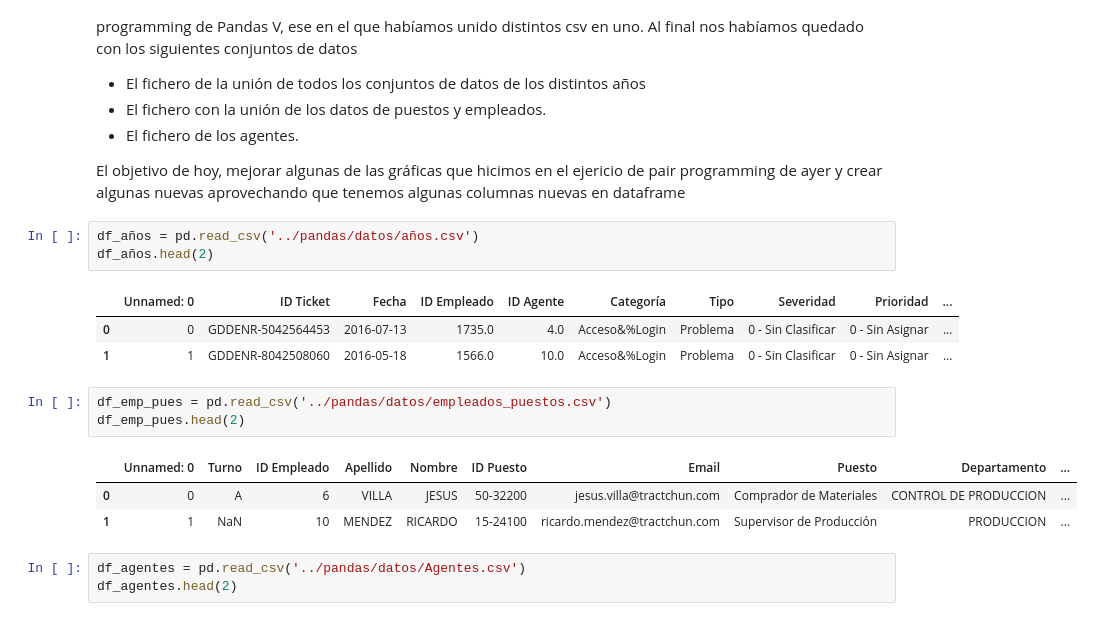
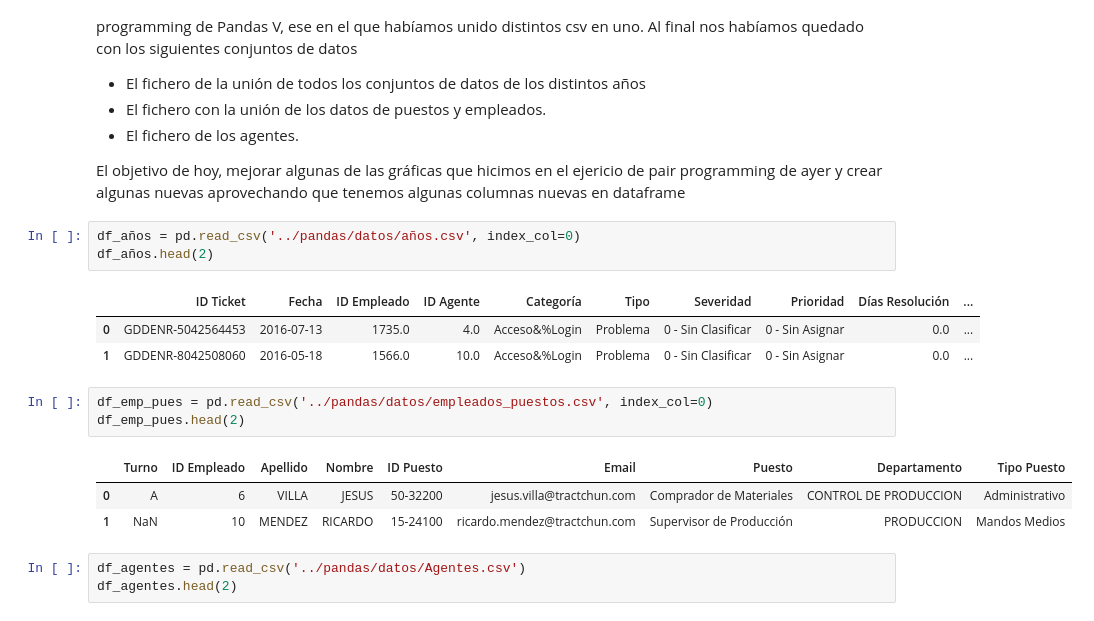
Before and after one commit to Adalab/promo-d-da-modulo2-sprint1-cassia-maitane, a Jupyter notebook: visualizacion/visualizacion-II.ipynb, the cells around one changed output. Cells and saved outputs as stored; diff of their text form.

```diff
--- a/visualizacion/visualizacion-II.ipynb
+++ b/visualizacion/visualizacion-II.ipynb
@@ -11,19 +11,19 @@ Sigamos con más visualizaciones. En este caso trabajaremos con el csv que gener
 
 El objetivo de hoy, mejorar algunas de las gráficas que hicimos en el ejericio de pair programming de ayer y crear algunas nuevas aprovechando que tenemos algunas columnas nuevas en dataframe
 # %%
-df_años = pd.read_csv('../pandas/datos/años.csv')
+df_años = pd.read_csv('../pandas/datos/años.csv', index_col=0)
 df_años.head(2)
 # %% [output]
-|  | Unnamed: 0 | ID Ticket | Fecha | ID Empleado | ID Agente | Categoría | Tipo | Severidad | Prioridad | ... |
-| 0 | 0 | GDDENR-5042564453 | 2016-07-13 | 1735.0 | 4.0 | Acceso&%Login | Problema | 0 - Sin Clasificar | 0 - Sin Asignar | ... |
-| 1 | 1 | GDDENR-8042508060 | 2016-05-18 | 1566.0 | 10.0 | Acceso&%Login | Problema | 0 - Sin Clasificar | 0 - Sin Asignar | ... |
+|  | ID Ticket | Fecha | ID Empleado | ID Agente | Categoría | Tipo | Severidad | Prioridad | Días Resolución | ... |
+| 0 | GDDENR-5042564453 | 2016-07-13 | 1735.0 | 4.0 | Acceso&%Login | Problema | 0 - Sin Clasificar | 0 - Sin Asignar | 0.0 | ... |
+| 1 | GDDENR-8042508060 | 2016-05-18 | 1566.0 | 10.0 | Acceso&%Login | Problema | 0 - Sin Clasificar | 0 - Sin Asignar | 0.0 | ... |
 # %%
-df_emp_pues = pd.read_csv('../pandas/datos/empleados_puestos.csv')
+df_emp_pues = pd.read_csv('../pandas/datos/empleados_puestos.csv', index_col=0)
 df_emp_pues.head(2)
 # %% [output]
-|  | Unnamed: 0 | Turno | ID Empleado | Apellido | Nombre | ID Puesto | Email | Puesto | Departamento | ... |
-| 0 | 0 | A | 6 | VILLA | JESUS | 50-32200 | jesus.villa@tractchun.com | Comprador de Materiales | CONTROL DE PRODUCCION | ... |
-| 1 | 1 | NaN | 10 | MENDEZ | RICARDO | 15-24100 | ricardo.mendez@tractchun.com | Supervisor de Producción | PRODUCCION | ... |
+|  | Turno | ID Empleado | Apellido | Nombre | ID Puesto | Email | Puesto | Departamento | Tipo Puesto |
+| 0 | A | 6 | VILLA | JESUS | 50-32200 | jesus.villa@tractchun.com | Comprador de Materiales | CONTROL DE PRODUCCION | Administrativo |
+| 1 | NaN | 10 | MENDEZ | RICARDO | 15-24100 | ricardo.mendez@tractchun.com | Supervisor de Producción | PRODUCCION | Mandos Medios |
 # %%
 df_agentes = pd.read_csv('../pandas/datos/Agentes.csv')
 df_agentes.head(2)
```
Also changed, not shown: parts of 8 cells of this notebook, 7 other files.
